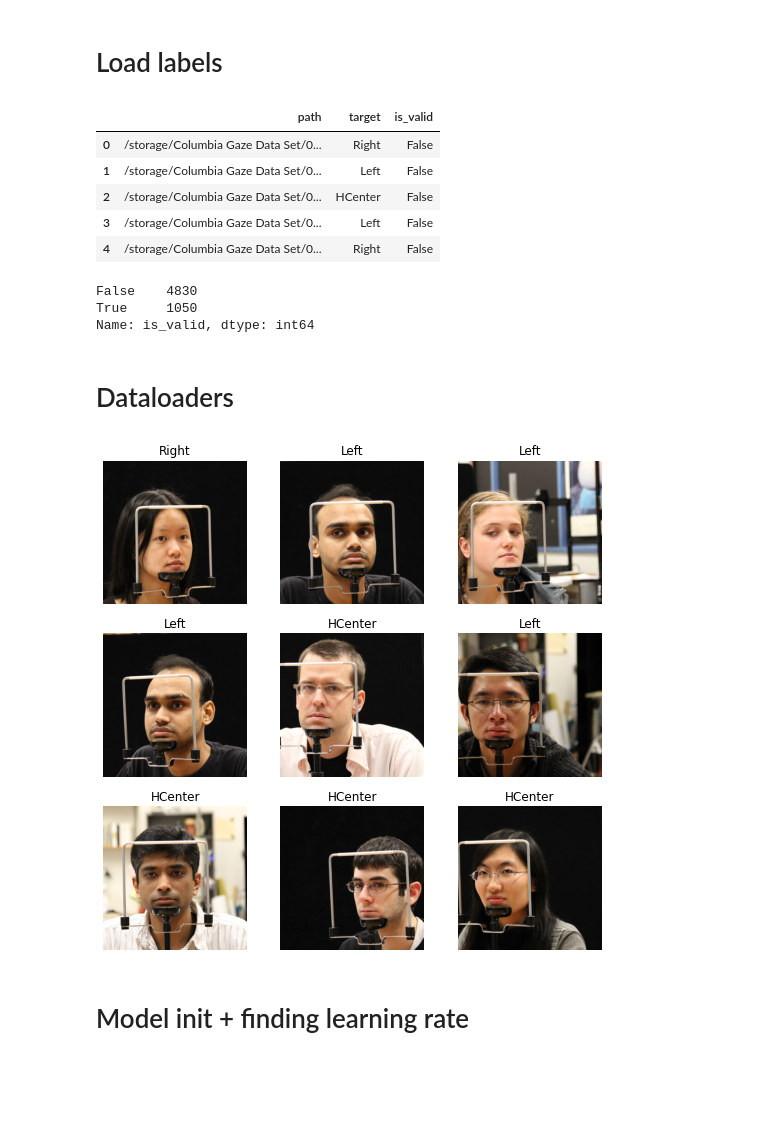
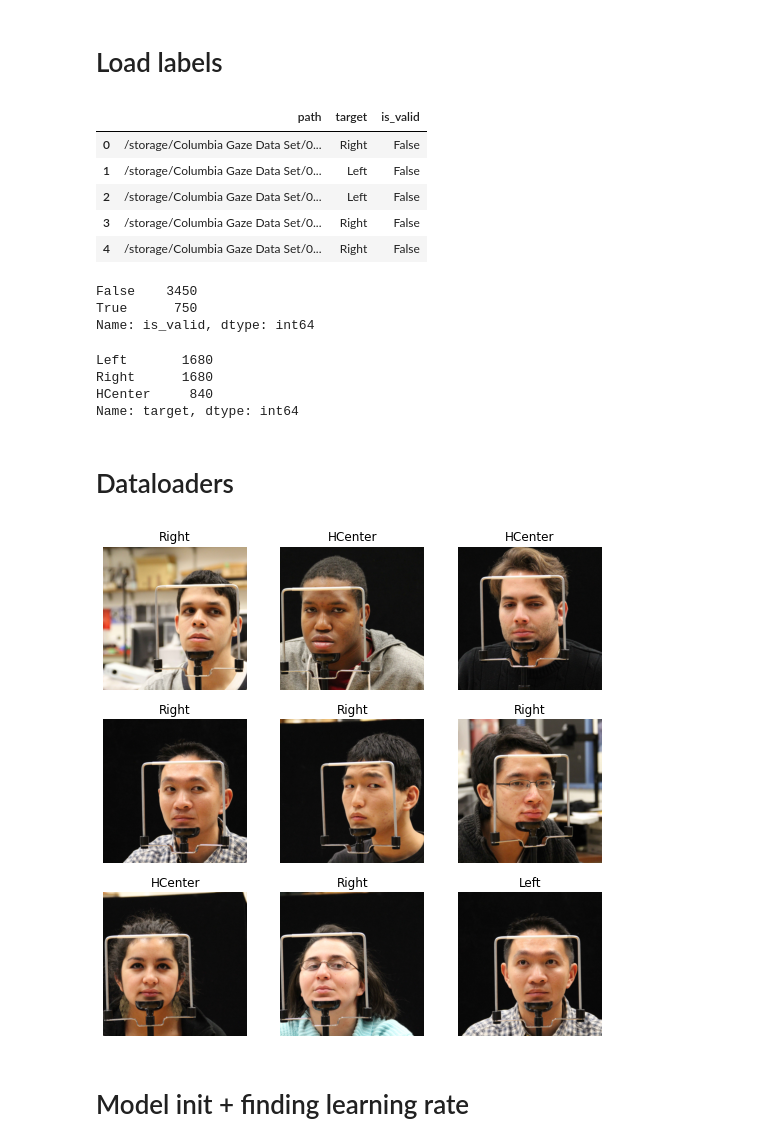
Before and after one commit to omlnaut/gaze_control, a Jupyter notebook: notebooks/05_easy_model_train.ipynb, the cells around one changed output. Saved outputs shown, nothing was run; the diff lists cells and outputs as text; code cells hidden in the pictures; blank space fills up the shorter version.

Commit message:
created datasets with fewer elements, more narrow definition of center

```diff
--- a/notebooks/05_easy_model_train.ipynb
+++ b/notebooks/05_easy_model_train.ipynb
@@ -3,7 +3,9 @@ from fastai2.vision.all import *
 # %%
 storage_path = Path('/storage')
 data_path = storage_path/'Columbia Gaze Data Set'
-lbl_path = storage_path/'lr_with_center.csv'
+#lbl_path = storage_path/'lr_short_20.csv'
+#lbl_path = storage_path/'lr_with_center.csv'
+lbl_path = storage_path/'lr_hard_center.csv'
 # %% [markdown]
 # Load labels
 # %%
@@ -13,22 +15,29 @@ df.head()
 |  | path | target | is_valid |
 | 0 | /storage/Columbia Gaze Data Set/0... | Right | False |
 | 1 | /storage/Columbia Gaze Data Set/0... | Left | False |
-| 2 | /storage/Columbia Gaze Data Set/0... | HCenter | False |
-| 3 | /storage/Columbia Gaze Data Set/0... | Left | False |
+| 2 | /storage/Columbia Gaze Data Set/0... | Left | False |
+| 3 | /storage/Columbia Gaze Data Set/0... | Right | False |
 | 4 | /storage/Columbia Gaze Data Set/0... | Right | False |
 # %%
 df.is_valid.value_counts()
 # %% [output]
-False    4830
-True     1050
+False    3450
+True      750
 Name: is_valid, dtype: int64
+# %%
+df.target.value_counts()
+# %% [output]
+Left       1680
+Right      1680
+HCenter     840
+Name: target, dtype: int64
 # %% [markdown]
 # Dataloaders
 # %%
-dls = ImageDataLoaders.from_df(df, '/', label_delim=' ', valid_col='is_valid',
-                               item_tfms=Resize(512), batch_size=32)
+dls = ImageDataLoaders.from_df(df, '/', valid_col='is_valid',
+                               item_tfms=Resize(512), batch_size=64, val_bs = 64)
 dls.show_batch()
 # %% [output]
-[figure, old version]
+[figure, new version]
 # %% [markdown]
 # Model init + finding learning rate
```
Also changed, not shown: parts of 13 cells of this notebook, 7 other files.
